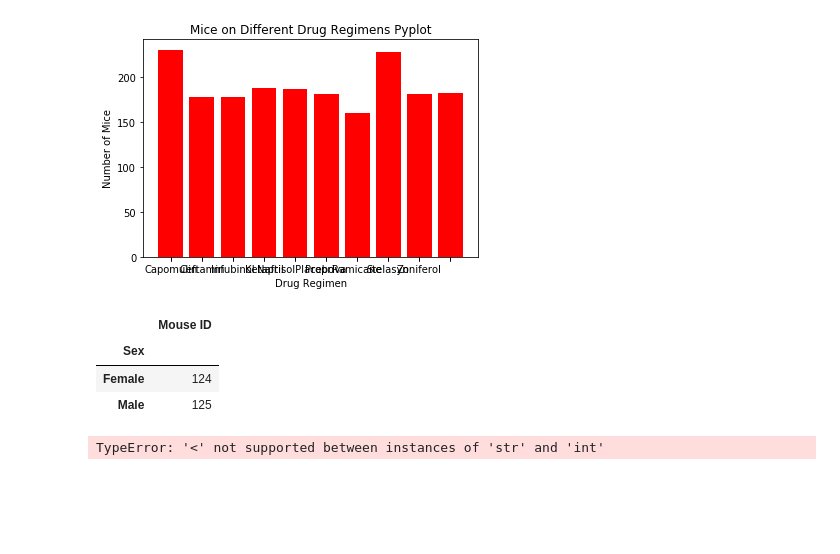
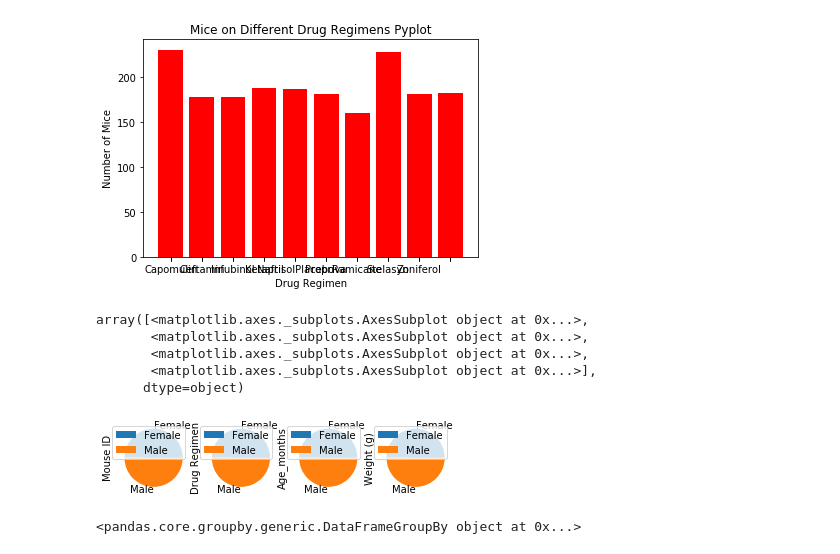
Before and after one commit to spennington1394/matplotlib-challenge, a Jupyter notebook: Untitled.ipynb, the cells around one changed output. Cells and saved outputs as stored; diff of their text form; code cells hidden in the pictures; blank space fills up the shorter version.

Commit message:
Update Untitled.ipynb
First pie chart done trying to see how to show percentages.

```diff
--- a/Untitled.ipynb
+++ b/Untitled.ipynb
@@ -264,17 +264,22 @@ plt.show()
 [figure]
 # %%
 #pie plot distribution female v male
-mice_sex = mouse_data.groupby('Sex')
-mice_sex.count()
-mice_sex = mice_sex[['Mouse ID']]
-mice_sex.count()
+#mice_drug_count = mouse_drop.groupby('Drug Regimen').count()['Mouse ID']
+mice_sex = mouse_data.groupby('Sex').count()
+mice_sex.plot.pie(y='Mouse ID')
 # %% [output]
-|  | Mouse ID |
-| Sex |  |
-| Female | 124 |
-| Male | 125 |
+array([<matplotlib.axes._subplots.AxesSubplot object at 0x...>,
+       <matplotlib.axes._subplots.AxesSubplot object at 0x...>,
+       <matplotlib.axes._subplots.AxesSubplot object at 0x...>,
+       <matplotlib.axes._subplots.AxesSubplot object at 0x...>],
+      dtype=object)
+[figure, added]
 # %%
-
-mice_sex.plot.pie(y='Mouse ID')
+#mice_sex.plot.pie(y='Age_months')
-# %% [output]
-TypeError: '<' not supported between instances of 'str' and 'int'
+# %%
+#calculate final tumor volume of each mouse final timepoint is 45
+#Capomulin,Ramicane,Infubinol, Ceftamin:
+mice_time = mouse_drop.groupby('Drug Regimen')
+mice_time
+# %% [output]
+<pandas.core.groupby.generic.DataFrameGroupBy object at 0x...>
```
Also changed, not shown: parts of 1 cell of this notebook.
